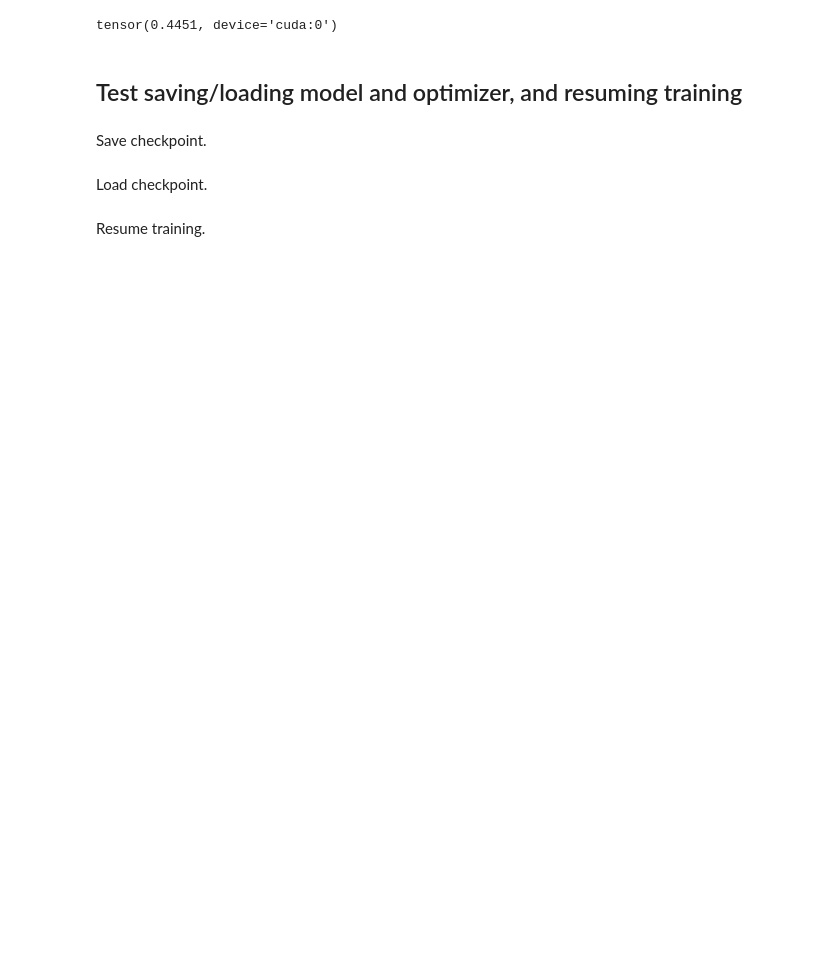
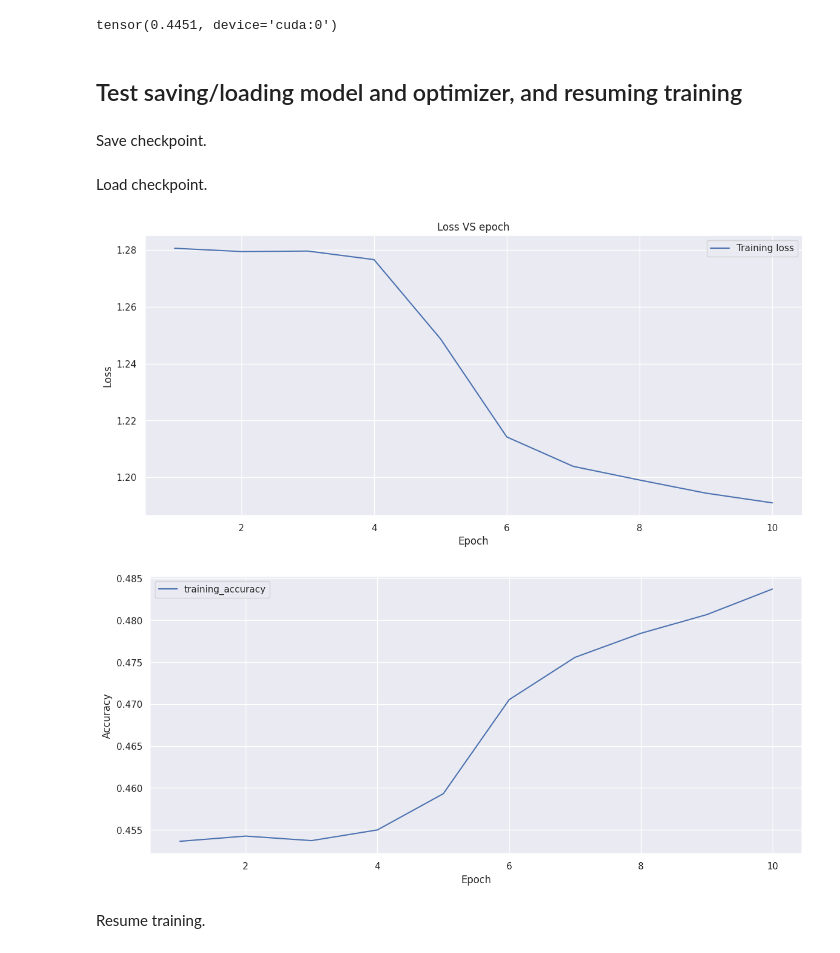
Before and after one commit to emanuele-moscato/tree-language, a Jupyter notebook: notebooks/language_modeling/encoder_pretraining.ipynb, the cells around one changed output. Cells and saved outputs as stored; diff of their text form; code cells hidden in the pictures; blank space fills up the shorter version.

```diff
--- a/notebooks/language_modeling/encoder_pretraining.ipynb
+++ b/notebooks/language_modeling/encoder_pretraining.ipynb
@@ -187,3 +207,8 @@ optimizer_to(optimizer_loaded, device)
+# %%
+plot_training_history(training_history_loaded)
+# %% [output]
+[figure, added]
+[figure, added]
 # %% [markdown]
 Resume training.
 # %%
```
Also changed, not shown: parts of 8 cells of this notebook, 3 other files.
